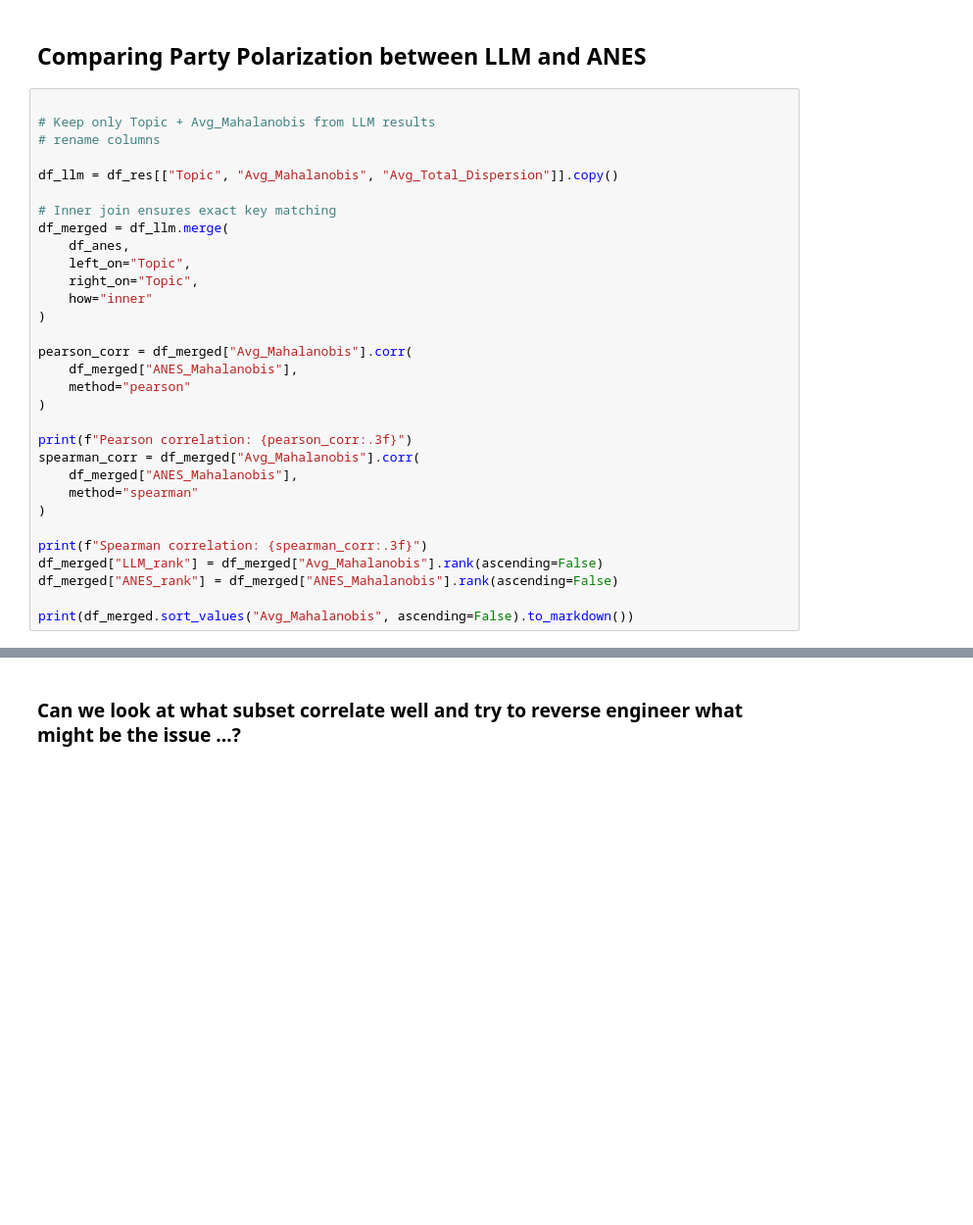
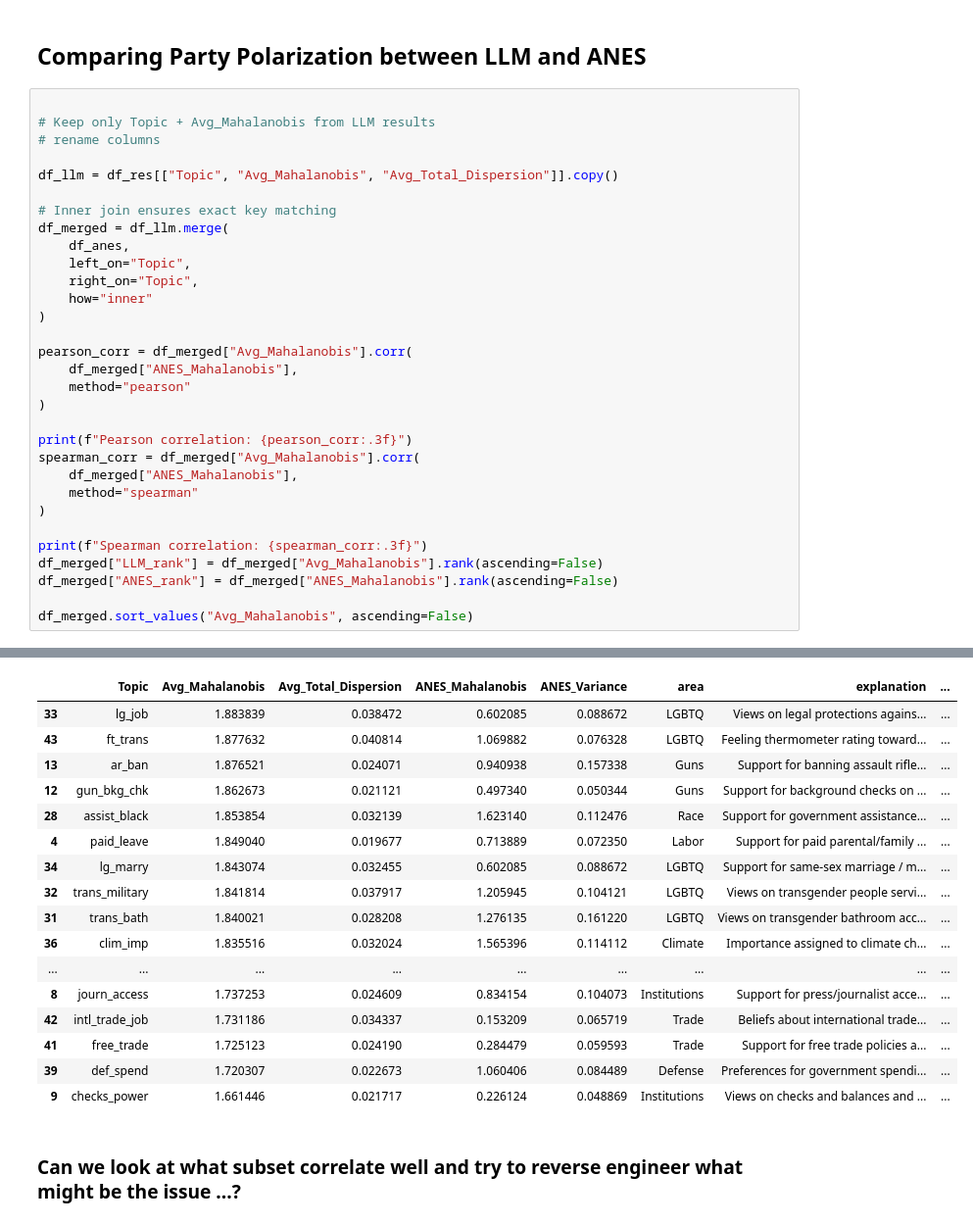
Before and after one commit to maxzhuyt/anes-polarization, a Jupyter notebook: polarization_anes.ipynb, the cells around one changed output, grey strips where cells are left out. Shown at 98% size. Cells and saved outputs as stored; diff of their text form; blank space fills up the shorter version.

Commit message:
all topics

```diff
--- a/polarization_anes.ipynb
+++ b/polarization_anes.ipynb
@@ -645,7 +645,7 @@ print(f"Spearman correlation: {spearman_corr:.3f}")
 df_merged["LLM_rank"] = df_merged["Avg_Mahalanobis"].rank(ascending=False)
 df_merged["ANES_rank"] = df_merged["ANES_Mahalanobis"].rank(ascending=False)
 
-print(df_merged.sort_values("Avg_Mahalanobis", ascending=False).to_markdown())
+df_merged.sort_values("Avg_Mahalanobis", ascending=False)
 # %% [output]
 Pearson correlation: 0.254
 Spearman correlation: 0.178
@@ -667,3 +652,20 @@ Spearman correlation: 0.178
+|  | Topic | Avg_Mahalanobis | Avg_Total_Dispersion | ANES_Mahalanobis | ANES_Variance | area | explanation | ... |
+| 33 | lg_job | 1.883839 | 0.038472 | 0.602085 | 0.088672 | LGBTQ | Views on legal protections agains... | ... |
+| 43 | ft_trans | 1.877632 | 0.040814 | 1.069882 | 0.076328 | LGBTQ | Feeling thermometer rating toward... | ... |
+| 13 | ar_ban | 1.876521 | 0.024071 | 0.940938 | 0.157338 | Guns | Support for banning assault rifle... | ... |
+| 12 | gun_bkg_chk | 1.862673 | 0.021121 | 0.497340 | 0.050344 | Guns | Support for background checks on ... | ... |
+| 28 | assist_black | 1.853854 | 0.032139 | 1.623140 | 0.112476 | Race | Support for government assistance... | ... |
+| 4 | paid_leave | 1.849040 | 0.019677 | 0.713889 | 0.072350 | Labor | Support for paid parental/family ... | ... |
+| 34 | lg_marry | 1.843074 | 0.032455 | 0.602085 | 0.088672 | LGBTQ | Support for same-sex marriage / m... | ... |
+| 32 | trans_military | 1.841814 | 0.037917 | 1.205945 | 0.104121 | LGBTQ | Views on transgender people servi... | ... |
+| 31 | trans_bath | 1.840021 | 0.028208 | 1.276135 | 0.161220 | LGBTQ | Views on transgender bathroom acc... | ... |
+| 36 | clim_imp | 1.835516 | 0.032024 | 1.565396 | 0.114112 | Climate | Importance assigned to climate ch... | ... |
+| ... | ... | ... | ... | ... | ... | ... | ... | ... |
+| 8 | journ_access | 1.737253 | 0.024609 | 0.834154 | 0.104073 | Institutions | Support for press/journalist acce... | ... |
+| 42 | intl_trade_job | 1.731186 | 0.034337 | 0.153209 | 0.065719 | Trade | Beliefs about international trade... | ... |
+| 41 | free_trade | 1.725123 | 0.024190 | 0.284479 | 0.059593 | Trade | Support for free trade policies a... | ... |
+| 39 | def_spend | 1.720307 | 0.022673 | 1.060406 | 0.084489 | Defense | Preferences for government spendi... | ... |
+| 9 | checks_power | 1.661446 | 0.021717 | 0.226124 | 0.048869 | Institutions | Views on checks and balances and ... | ... |
 # %% [markdown]
 ### Can we look at what subset correlate well and try to reverse engineer what might be the issue ...?
 # %%
```
Also changed, not shown: parts of 1 cell of this notebook.
